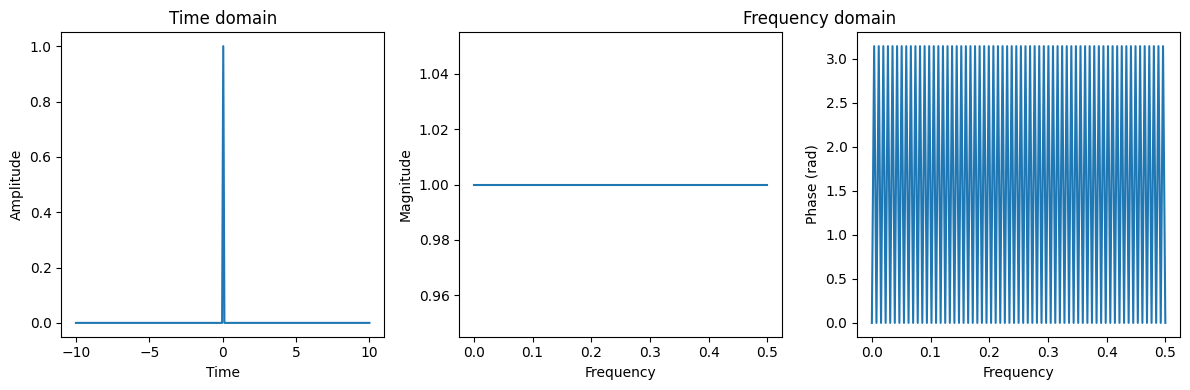
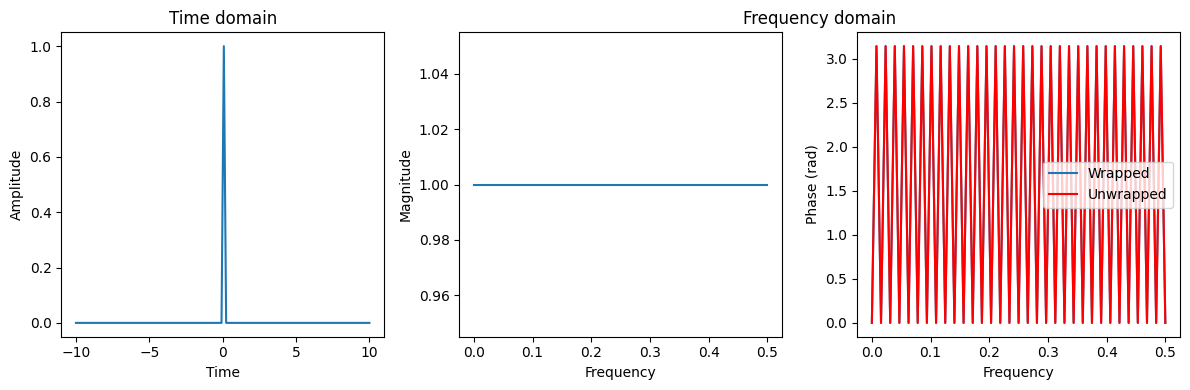
Code edit (unified diff) that turned the first committed figure into the second:
--- before
+++ after
@@ -1,79 +1,3 @@
-def plotFTPolar(x, t, X, f):
-    XMag = np.abs(X)
-    # XPhase = np.unwrap(np.angle(X))
-    XPhase = np.angle(X)
-
-    fig, axes = plt.subplots(1, 3, figsize=(12, 4))
-    axes[0].plot(t, x)
-    axes[0].set_title("Time domain")
-    axes[0].set_xlabel("Time")
-    axes[0].set_ylabel("Amplitude")
-
-    axes[1].plot(f, XMag)
-    axes[1].set_xlabel("Frequency")
-    axes[1].set_ylabel("Magnitude")
-
-    axes[2].plot(f, XPhase)
-    axes[2].set_xlabel("Frequency")
-    axes[2].set_ylabel("Phase (rad)")
-
-    plt.tight_layout()
-
-    # Draw to compute subplot positions, then place a centered title between the 2nd and 3rd axes
-    fig.canvas.draw()
-    pos1 = axes[1].get_position()
-    pos2 = axes[2].get_position()
-    xTitle = (pos1.x0 + pos1.x1 + pos2.x0 + pos2.x1) / 4
-    yTitle = max(pos1.y1, pos2.y1) + 0.01
-    fig.text(
-        xTitle,
-        yTitle,
-        "Frequency domain",
-        ha="center",
-        va="bottom",
-        fontsize=plt.rcParams["axes.titlesize"],
-    )
-
-    plt.show()
-
-
-def plotFTRect(x, t, X, f):
-    XRe = np.real(X)
-    XIm = np.imag(X)
-
-    fig, axes = plt.subplots(1, 3, figsize=(12, 4))
-    axes[0].plot(t, x)
-    axes[0].set_title("Time domain")
-    axes[0].set_xlabel("Time")
-    axes[0].set_ylabel("Amplitude")
-
-    axes[1].plot(f, XRe)
-    axes[1].set_xlabel("Frequency")
-    axes[1].set_ylabel("Real part")
-
-    axes[2].plot(f, XIm)
-    axes[2].set_xlabel("Frequency")
-    axes[2].set_ylabel("Imaginary part")
-
-    plt.tight_layout()
-
-    # Draw to compute subplot positions, then place a centered title between the 2nd and 3rd axes
-    fig.canvas.draw()
-    pos1 = axes[1].get_position()
-    pos2 = axes[2].get_position()
-    xTitle = (pos1.x0 + pos1.x1 + pos2.x0 + pos2.x1) / 4
-    yTitle = max(pos1.y1, pos2.y1) + 0.01
-    fig.text(
-        xTitle,
-        yTitle,
-        "Frequency domain",
-        ha="center",
-        va="bottom",
-        fontsize=plt.rcParams["axes.titlesize"],
-    )
-
-    plt.show()
-
-
-plotFTPolar(x1, t, X1, f)
-plotFTRect(x1, t, X1, f)
+ftPlotter = FTPlotter()
+ftPlotter.plotPolar(x1, t, X1, f)
+ftPlotter.plotRect(x1, t, X1, f)

Commit: refactor(signal): move ft plotting to separate class